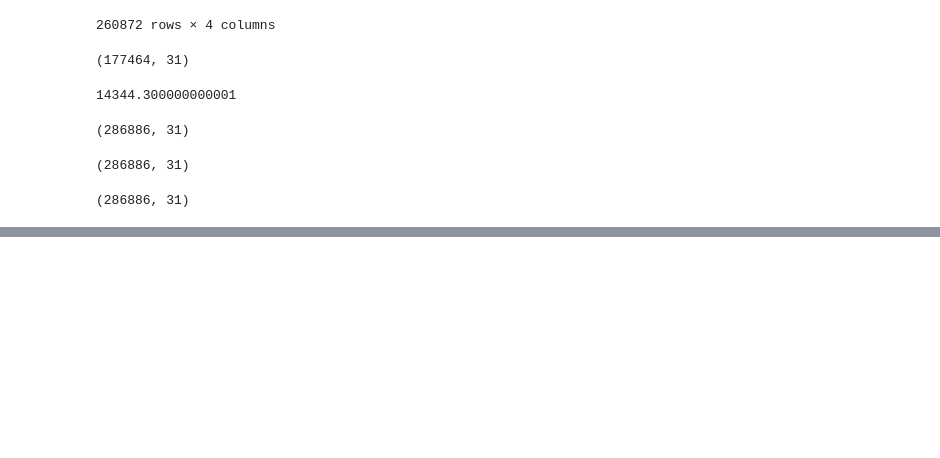
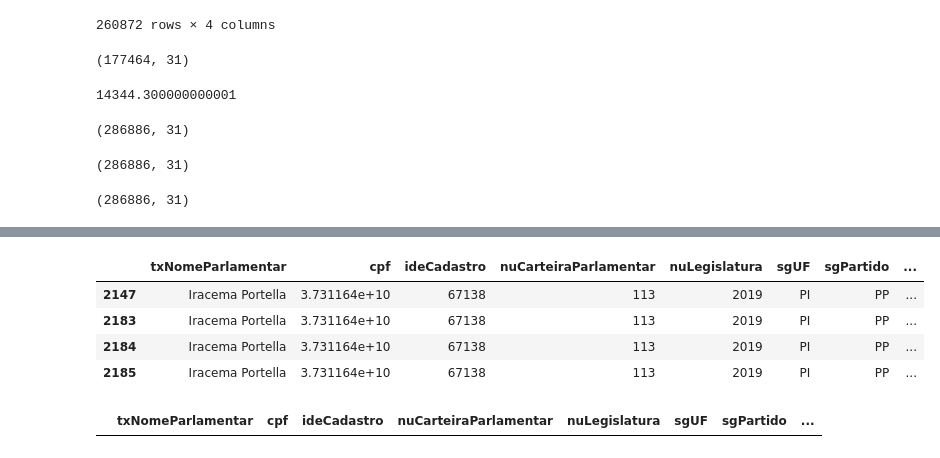
Before and after one commit to escola-de-dados/python-inovacao-civica, a Jupyter notebook: modulo_2/research.ipynb, the cells around one changed output, grey strips where cells are left out. Drawn from its saved outputs; the diff is of its cells as text; code cells hidden in the pictures; blank space fills up the shorter version.

```diff
--- a/modulo_2/research.ipynb
+++ b/modulo_2/research.ipynb
@@ -201,0 +201,17 @@ df_reimbursements.to_csv('reimbursements-2019.csv')
+# %%
+df_reimbursements[df_reimbursements.txtNumero.str.contains('NFRRYL')]
+# %% [output]
+|  | txNomeParlamentar | cpf | ideCadastro | nuCarteiraParlamentar | nuLegislatura | sgUF | sgPartido | ... |
+| 2147 | Iracema Portella | 3.731164e+10 | 67138 | 113 | 2019 | PI | PP | ... |
+| 2183 | Iracema Portella | 3.731164e+10 | 67138 | 113 | 2019 | PI | PP | ... |
+| 2184 | Iracema Portella | 3.731164e+10 | 67138 | 113 | 2019 | PI | PP | ... |
+| 2185 | Iracema Portella | 3.731164e+10 | 67138 | 113 | 2019 | PI | PP | ... |
+# %%
+df_reimbursements[
+    (df_reimbursements.txNomeParlamentar == 'Iracema Portella') &
+    (df_reimbursements.txtDescricao == 'PASSAGEM AÉREA - RPA') &
+    (df_reimbursements.txtFornecedor == 'Cia Aérea - GOL') &
+    (df_reimbursements.vlrDocumento == 148.25)
+]
+# %% [output]
+|  | txNomeParlamentar | cpf | ideCadastro | nuCarteiraParlamentar | nuLegislatura | sgUF | sgPartido | ... |
```
Also changed, not shown: parts of 19 cells of this notebook, 1 other file.
